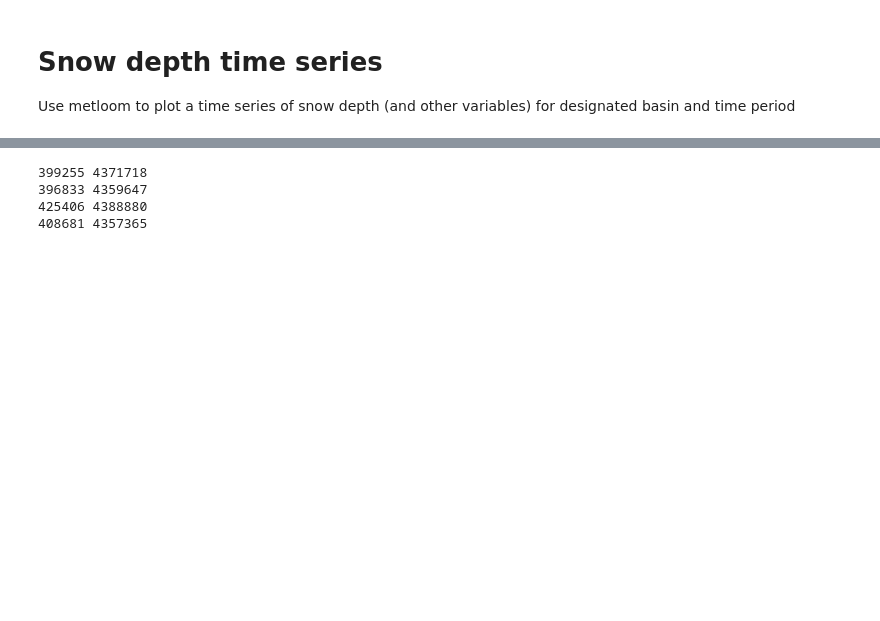
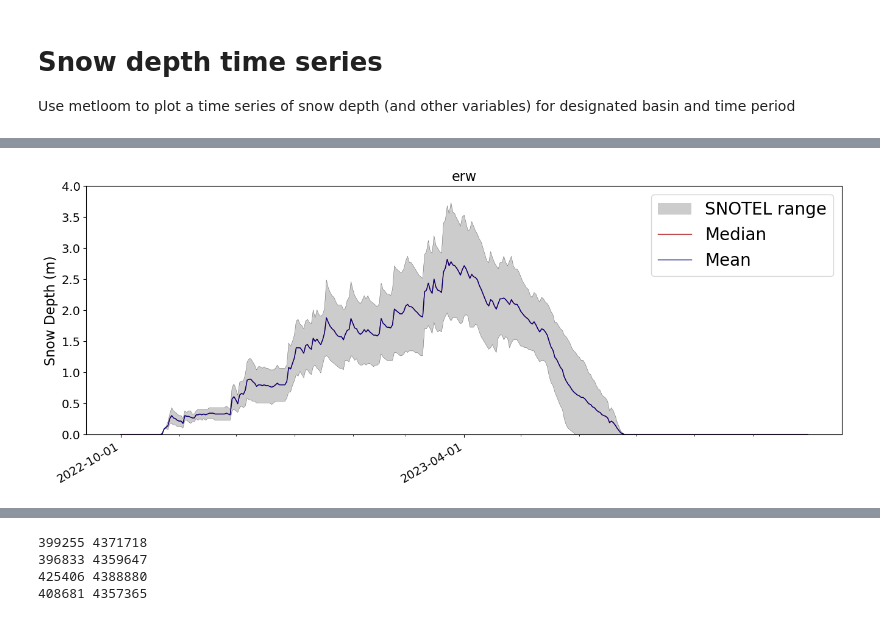
Before and after one commit to jmichellehu/ucrb-isnobal, a Jupyter notebook: notebooks/snotel/snotel_exploration.ipynb, the cells around one changed output, grey strips where cells are left out. Saved outputs shown, nothing was run; the diff lists cells and outputs as text; code cells hidden in the pictures; blank space fills up the shorter version.

```diff
--- a/notebooks/snotel/snotel_exploration.ipynb
+++ b/notebooks/snotel/snotel_exploration.ipynb
@@ -169,0 +245,54 @@ vmin, vmax = 0, 4
+# %%
+# Replot large size for poster
+linewidth=1
+snotelcolor='k'
+alpha = 0.2
+vmin=vmin
+vmax=4
+mult = 2
+_, ax = plt.subplots(figsize=(8*mult, 3*mult))
+snotel_megadf.min(axis=1).plot(ax=ax, legend=False,
+                                # linewidth=0,
+                                linewidth=linewidth/3,
+                                color=snotelcolor, marker='.', markersize=0, #markersize=3,
+                                alpha=alpha*3
+                                )
+
+snotel_megadf.max(axis=1).plot(ax=ax, legend=False,
+                                # linewidth=0,
+                                linewidth=linewidth/3,
+                                color=snotelcolor, marker='.', markersize=0, #markersize=3,
+                                alpha=alpha*3
+                                )
+
+ax.fill_between(snotel_megadf.index,
+                snotel_megadf.min(axis=1),
+                snotel_megadf.max(axis=1), facecolor=snotelcolor, label='SNOTEL range',
+                alpha=alpha)
+
+snotel_megadf.median(axis=1).plot(ax=ax,
+                                linewidth=linewidth,
+                                color='firebrick', marker='.', markersize=0, #markersize=3,
+                                label='Median'
+                                )
+
+snotel_megadf.mean(axis=1).plot(ax=ax,
+                                linewidth=linewidth,
+                                color='navy', marker='.', markersize=0, #markersize=3,
+                                label='Mean'
+                                )
+
+# set xticks for indices of choice (Oct 1 and Apr 1)
+ax.set_xticks(combined)
+# set minor xticks without labels for the 1st of every month
+ax.set_xticks(snotel_megadf.index[snotel_megadf.index.day == 1], minor=True)
+# adjust y-axis limits if vmin and vmax are provided
+if vmin is not None and vmax is not None:
+    ax.set_ylim(vmin, vmax)
+ax.set_ylabel('Snow Depth (m)')
+ax.set_xlabel('')
+# ax.grid()
+ax.set_title(f'{basin}')
+ax.legend();
+# %% [output]
+[figure, added]
```
Also changed, not shown: parts of 17 cells of this notebook.
